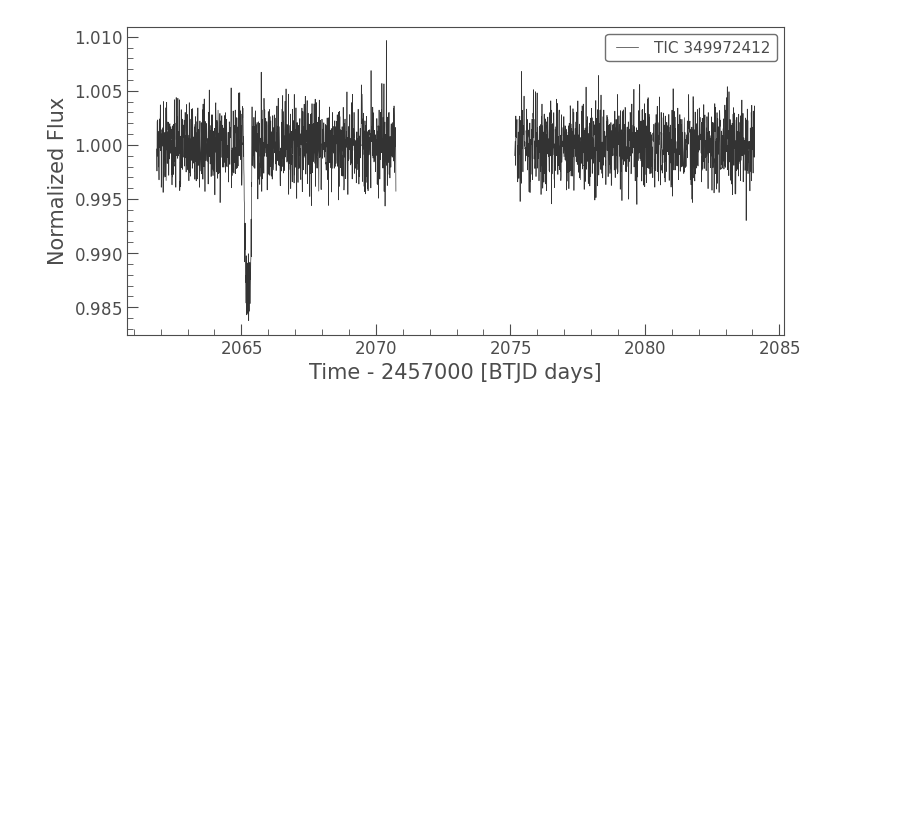
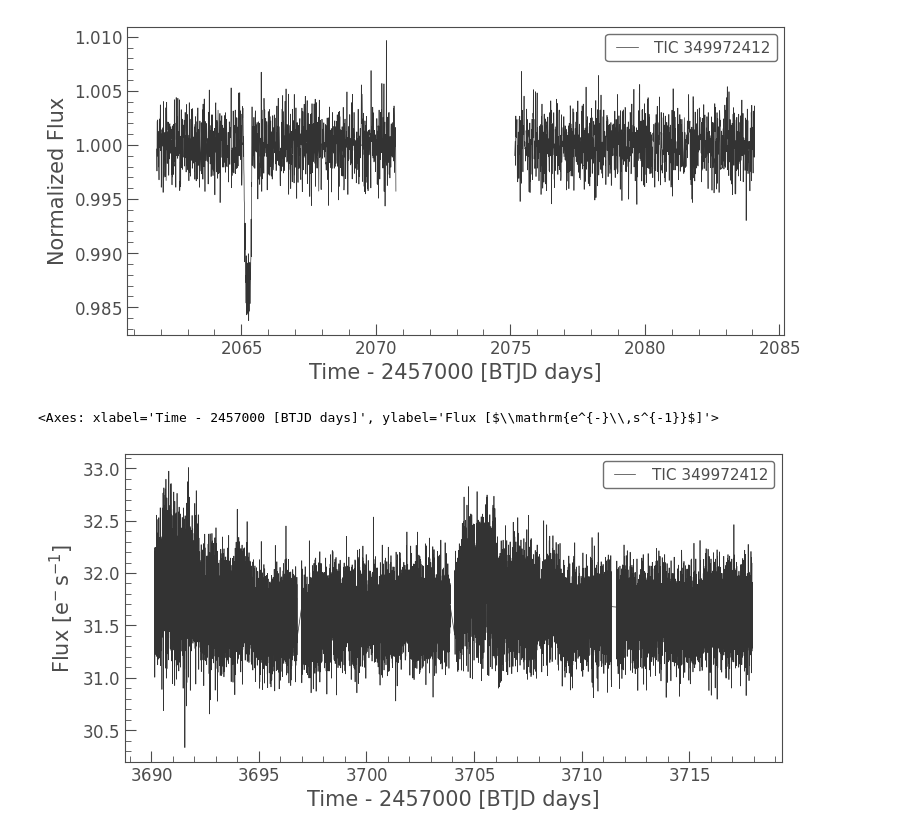
Before and after one commit to lichtgestalter/curvesimulator, a Jupyter notebook: debug/lightkurve_TOI4504_2.ipynb, the cells around one changed output. Cells and saved outputs as stored; diff of their text form; code cells hidden in the pictures; blank space fills up the shorter version.

```diff
--- a/debug/lightkurve_TOI4504_2.ipynb
+++ b/debug/lightkurve_TOI4504_2.ipynb
@@ -14,0 +21,16 @@ flat_lc.plot()
+# %%
+from lightkurve import TessLightCurve
+import numpy as np
+
+# Read the light curve
+lc = TessLightCurve.read('TIC349972412_sector_10_88.fits')
+# lc = TessLightCurve.read('TIC349972412_sector_0_31.fits')
+# Average the flux values across the additional dimensions
+lc.flux = np.mean(lc.flux, axis=(1, 2))
+lc = lc.remove_outliers()
+
+# Plot the light curve
+lc.plot()
+# %% [output]
+<Axes: xlabel='Time - 2457000 [BTJD days]', ylabel='Flux [$\\mathrm{e^{-}\\,s^{-1}}$]'>
+[figure, added]
```
Also changed, not shown: parts of 3 cells of this notebook, 2 other files.
